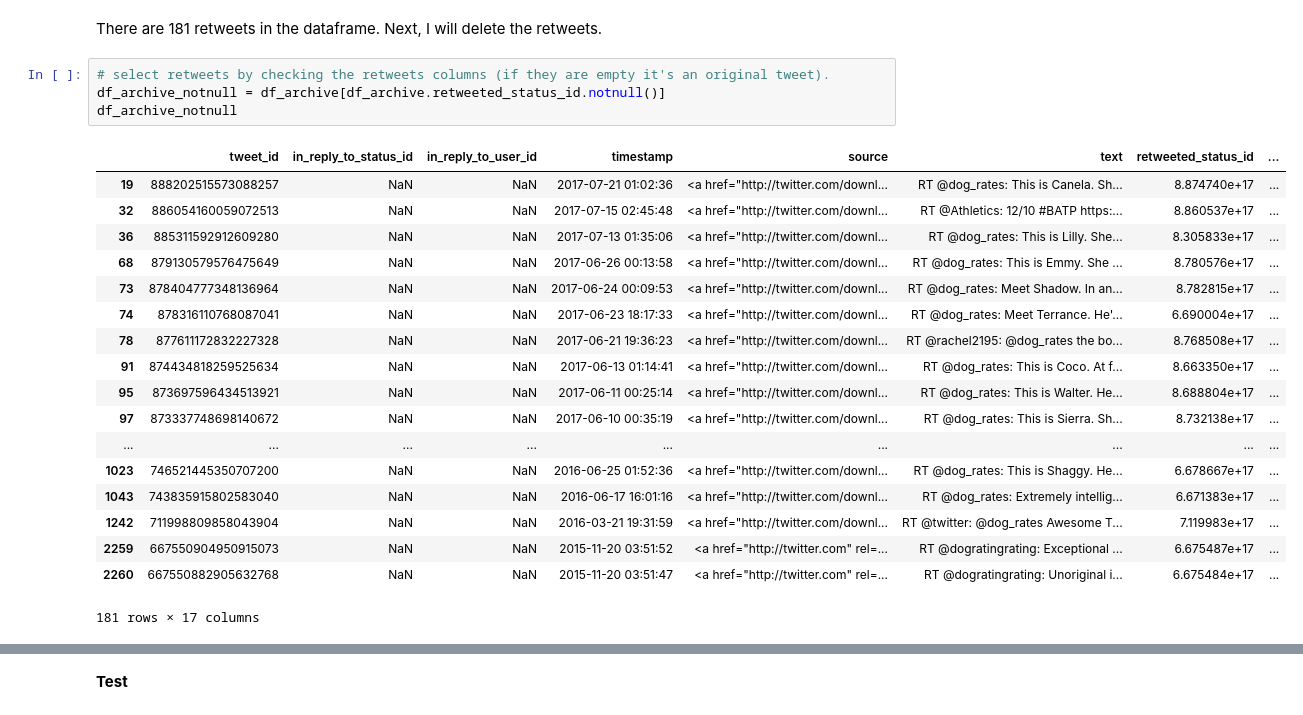
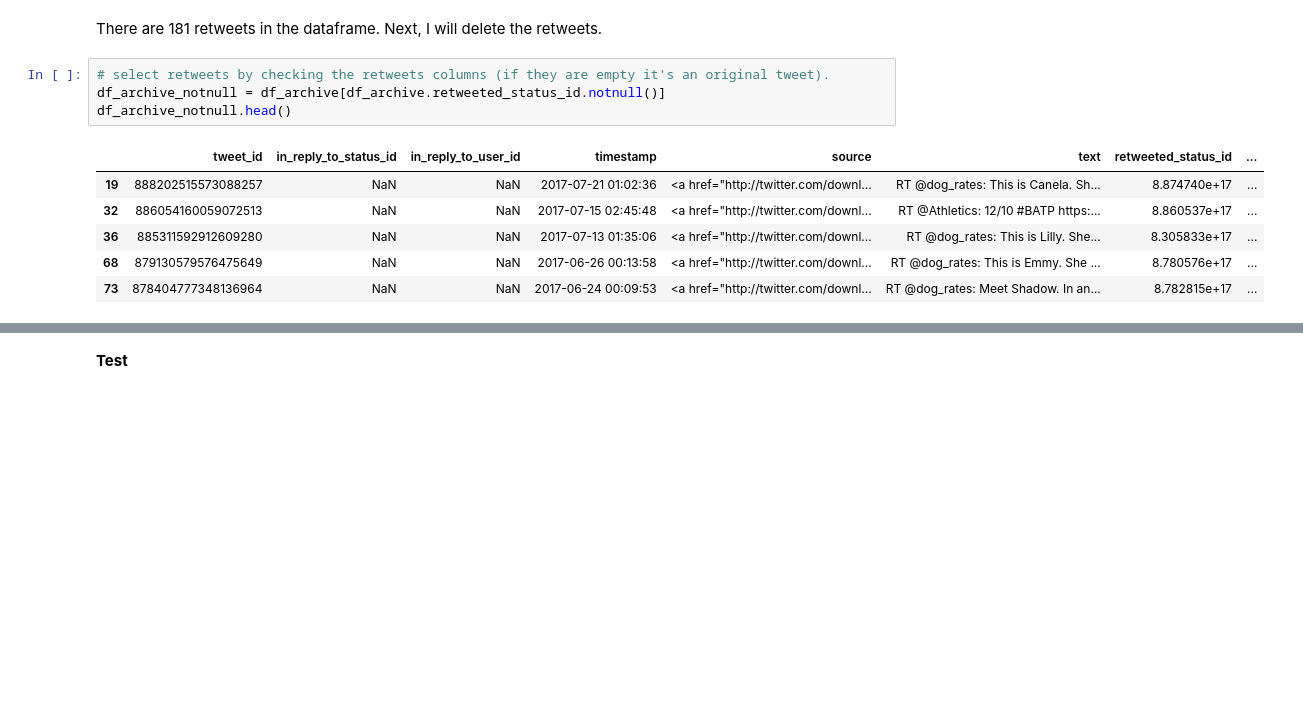
Before and after one commit to PiotrMajor/Data-Wrangling, a Jupyter notebook: wrangle_act.ipynb, the cells around one changed output, grey strips where cells are left out. Saved outputs shown, nothing was run; the diff lists cells and outputs as text; blank space fills up the shorter version.

```diff
--- a/wrangle_act.ipynb
+++ b/wrangle_act.ipynb
@@ -291,26 +292,14 @@ There are 181 retweets in the dataframe. Next, I will delete the retweets.
 # %%
 # select retweets by checking the retweets columns (if they are empty it's an original tweet).
 df_archive_notnull = df_archive[df_archive.retweeted_status_id.notnull()]
-df_archive_notnull
+df_archive_notnull.head()
 # %% [output]
 |  | tweet_id | in_reply_to_status_id | in_reply_to_user_id | timestamp | source | text | retweeted_status_id | ... |
 | 19 | 888202515573088257 | NaN | NaN | 2017-07-21 01:02:36 | <a href="http://twitter.com/downl... | RT @dog_rates: This is Canela. Sh... | 8.874740e+17 | ... |
 | 32 | 886054160059072513 | NaN | NaN | 2017-07-15 02:45:48 | <a href="http://twitter.com/downl... | RT @Athletics: 12/10 #BATP https:... | 8.860537e+17 | ... |
 | 36 | 885311592912609280 | NaN | NaN | 2017-07-13 01:35:06 | <a href="http://twitter.com/downl... | RT @dog_rates: This is Lilly. She... | 8.305833e+17 | ... |
 | 68 | 879130579576475649 | NaN | NaN | 2017-06-26 00:13:58 | <a href="http://twitter.com/downl... | RT @dog_rates: This is Emmy. She ... | 8.780576e+17 | ... |
 | 73 | 878404777348136964 | NaN | NaN | 2017-06-24 00:09:53 | <a href="http://twitter.com/downl... | RT @dog_rates: Meet Shadow. In an... | 8.782815e+17 | ... |
-| 74 | 878316110768087041 | NaN | NaN | 2017-06-23 18:17:33 | <a href="http://twitter.com/downl... | RT @dog_rates: Meet Terrance. He'... | 6.690004e+17 | ... |
-| 78 | 877611172832227328 | NaN | NaN | 2017-06-21 19:36:23 | <a href="http://twitter.com/downl... | RT @rachel2195: @dog_rates the bo... | 8.768508e+17 | ... |
-| 91 | 874434818259525634 | NaN | NaN | 2017-06-13 01:14:41 | <a href="http://twitter.com/downl... | RT @dog_rates: This is Coco. At f... | 8.663350e+17 | ... |
-| 95 | 873697596434513921 | NaN | NaN | 2017-06-11 00:25:14 | <a href="http://twitter.com/downl... | RT @dog_rates: This is Walter. He... | 8.688804e+17 | ... |
-| 97 | 873337748698140672 | NaN | NaN | 2017-06-10 00:35:19 | <a href="http://twitter.com/downl... | RT @dog_rates: This is Sierra. Sh... | 8.732138e+17 | ... |
-| ... | ... | ... | ... | ... | ... | ... | ... | ... |
-| 1023 | 746521445350707200 | NaN | NaN | 2016-06-25 01:52:36 | <a href="http://twitter.com/downl... | RT @dog_rates: This is Shaggy. He... | 6.678667e+17 | ... |
-| 1043 | 743835915802583040 | NaN | NaN | 2016-06-17 16:01:16 | <a href="http://twitter.com/downl... | RT @dog_rates: Extremely intellig... | 6.671383e+17 | ... |
-| 1242 | 711998809858043904 | NaN | NaN | 2016-03-21 19:31:59 | <a href="http://twitter.com/downl... | RT @twitter: @dog_rates Awesome T... | 7.119983e+17 | ... |
-| 2259 | 667550904950915073 | NaN | NaN | 2015-11-20 03:51:52 | <a href="http://twitter.com" rel=... | RT @dogratingrating: Exceptional ... | 6.675487e+17 | ... |
-| 2260 | 667550882905632768 | NaN | NaN | 2015-11-20 03:51:47 | <a href="http://twitter.com" rel=... | RT @dogratingrating: Unoriginal i... | 6.675484e+17 | ... |
-181 rows × 17 columns
 # %%
 # drop retweets (df_archive.retweeted_status rows that are not empty)
 df_archive = df_archive.drop(df_archive_notnull.index, axis=0)
```
Also changed, not shown: parts of 28 cells of this notebook.
